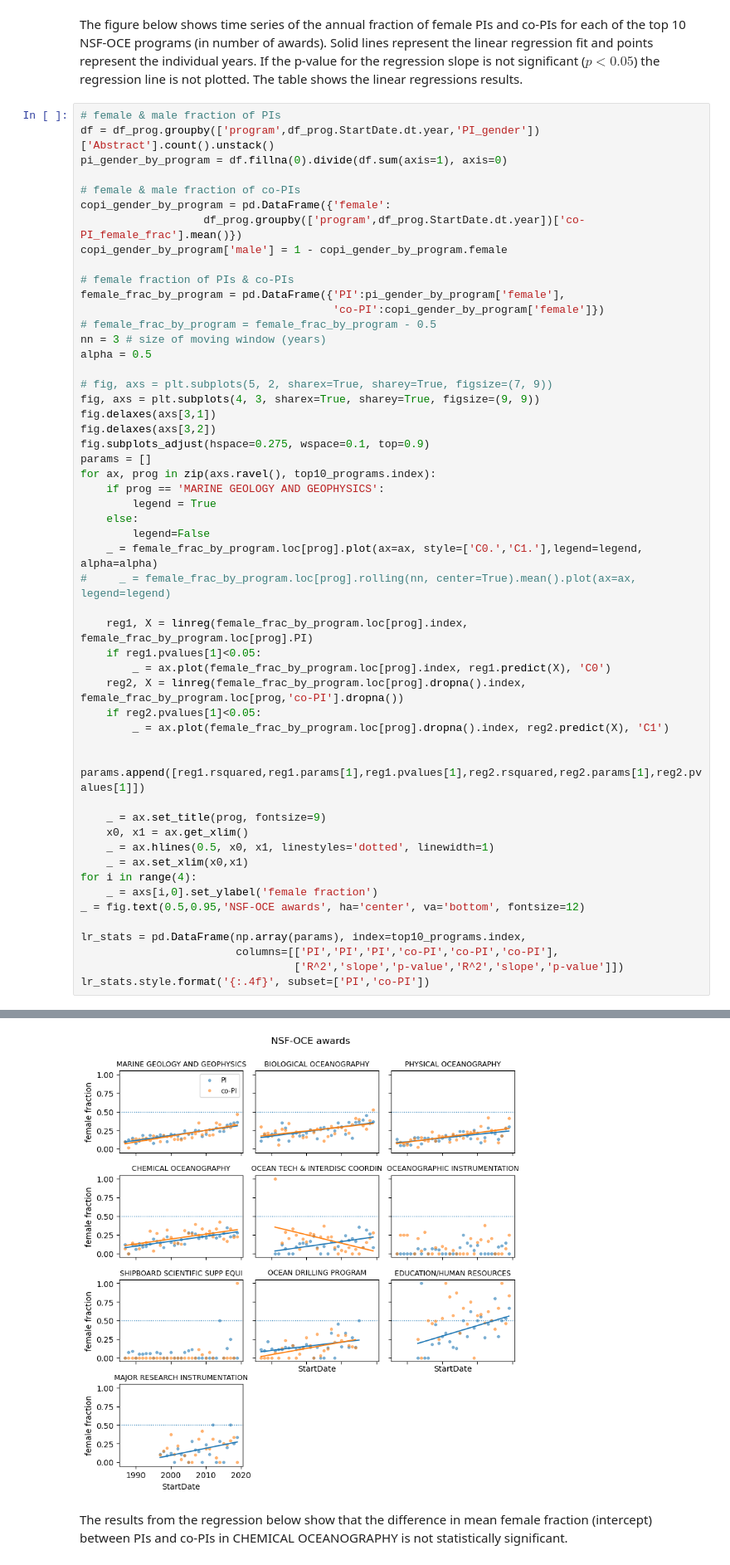
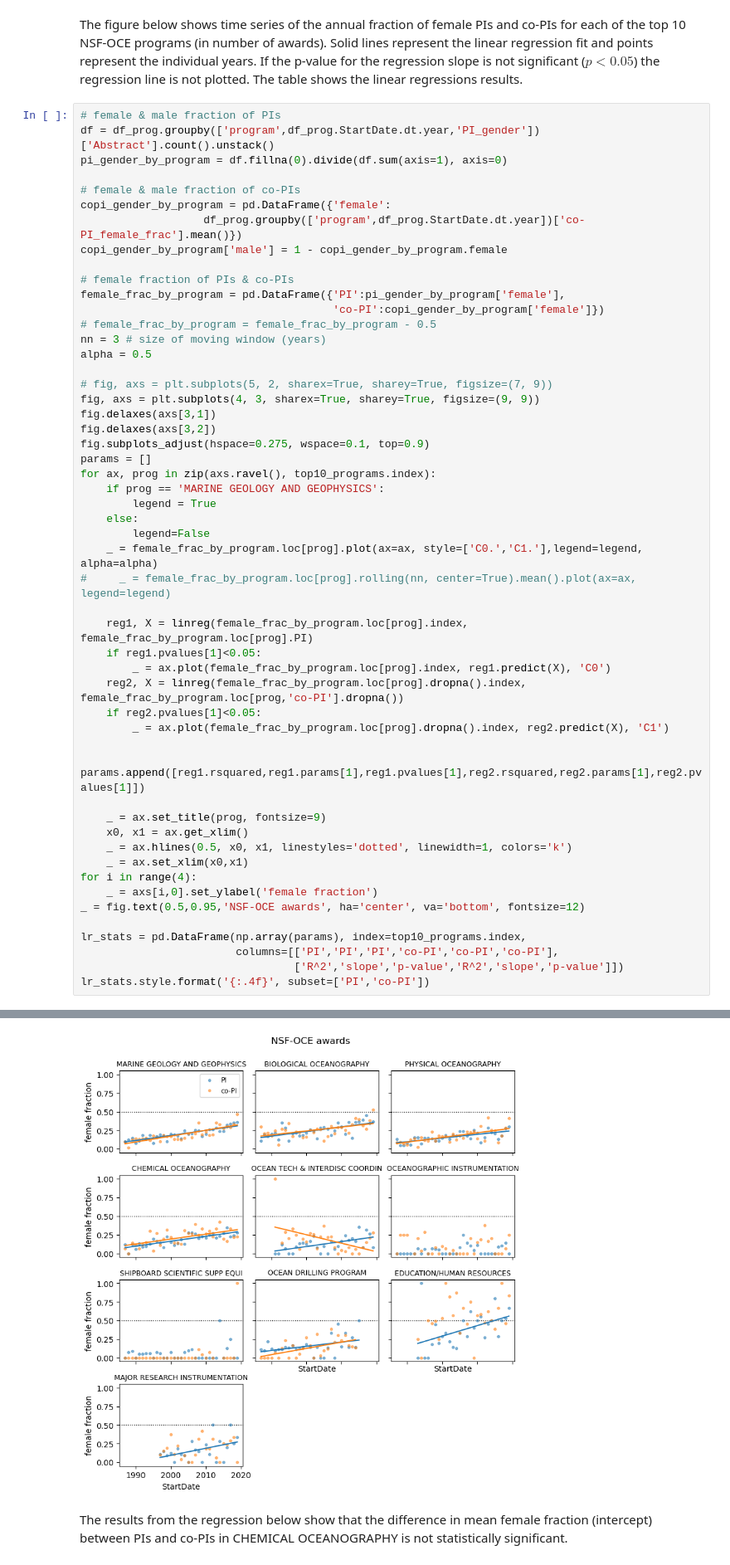
Before and after one commit to idlima/nsf-oce-gender, a Jupyter notebook: 05_analysis.ipynb, the cells around one changed output, grey strips where cells are left out. Shown at 83% size. Cells and saved outputs as stored; diff of their text form.

```diff
--- a/05_analysis.ipynb
+++ b/05_analysis.ipynb
@@ -440,35 +539,35 @@ for ax, prog in zip(axs.ravel(), top10_programs.index):
     if reg2.pvalues[1]<0.05:
         _ = ax.plot(female_frac_by_program.loc[prog].dropna().index, reg2.predict(X), 'C1')
 
     params.append([reg1.rsquared,reg1.params[1],reg1.pvalues[1],reg2.rsquared,reg2.params[1],reg2.pvalues[1]])
 
     _ = ax.set_title(prog, fontsize=9)
     x0, x1 = ax.get_xlim()
-    _ = ax.hlines(0.5, x0, x1, linestyles='dotted', linewidth=1)
+    _ = ax.hlines(0.5, x0, x1, linestyles='dotted', linewidth=1, colors='k')
     _ = ax.set_xlim(x0,x1)
 for i in range(4):
     _ = axs[i,0].set_ylabel('female fraction')
 _ = fig.text(0.5,0.95,'NSF-OCE awards', ha='center', va='bottom', fontsize=12)
 
 lr_stats = pd.DataFrame(np.array(params), index=top10_programs.index,
                         columns=[['PI','PI','PI','co-PI','co-PI','co-PI'],
                                  ['R^2','slope','p-value','R^2','slope','p-value']])
 lr_stats.style.format('{:.4f}', subset=['PI','co-PI'])
 # %% [output]
 |  | PI |  |  | co-PI |  |  |
 |  | R^2 | slope | p-value | R^2 | slope | p-value |
 | program |  |  |  |  |  |  |
 | MARINE GEOLOGY AND GEOPHYSICS | 0.7452 | 0.0068 | 0.0000 | 0.6647 | 0.0079 | 0.0000 |
 | BIOLOGICAL OCEANOGRAPHY | 0.4420 | 0.0062 | 0.0000 | 0.3067 | 0.0053 | 0.0008 |
 | PHYSICAL OCEANOGRAPHY | 0.4992 | 0.0049 | 0.0000 | 0.4385 | 0.0063 | 0.0000 |
 | CHEMICAL OCEANOGRAPHY | 0.6705 | 0.0066 | 0.0000 | 0.3787 | 0.0066 | 0.0001 |
 | OCEAN TECH & INTERDISC COORDIN | 0.3485 | 0.0067 | 0.0007 | 0.2436 | -0.0114 | 0.0076 |
 | OCEANOGRAPHIC INSTRUMENTATION | 0.0979 | 0.0019 | 0.0763 | 0.0016 | -0.0005 | 0.8301 |
 | SHIPBOARD SCIENTIFIC SUPP EQUI | 0.0322 | 0.0018 | 0.3180 | 0.1242 | 0.0066 | 0.0519 |
 | OCEAN DRILLING PROGRAM | 0.1576 | 0.0056 | 0.0330 | 0.3516 | 0.0084 | 0.0009 |
 | EDUCATION/HUMAN RESOURCES | 0.2142 | 0.0141 | 0.0150 | 0.1109 | 0.0109 | 0.0965 |
 | MAJOR RESEARCH INSTRUMENTATION | 0.1994 | 0.0095 | 0.0327 | 0.0153 | 0.0023 | 0.5743 |
-[figure, old version]
+[figure, new version]
 # %% [markdown]
 The results from the regression below show that the difference in mean female fraction (intercept) between PIs and co-PIs in CHEMICAL OCEANOGRAPHY is not statistically significant.
 # %%
```
Also changed, not shown: parts of 64 cells of this notebook, 1 other file.
